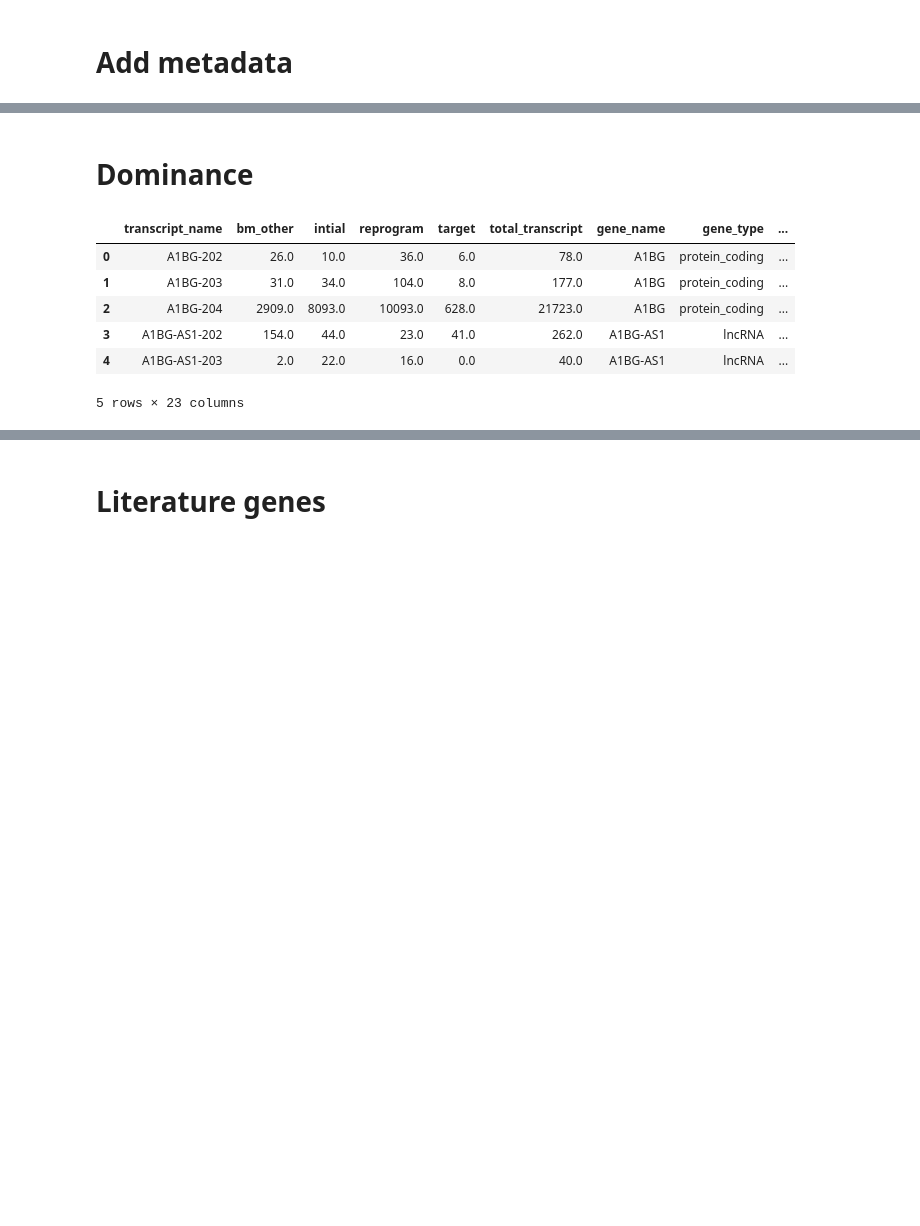
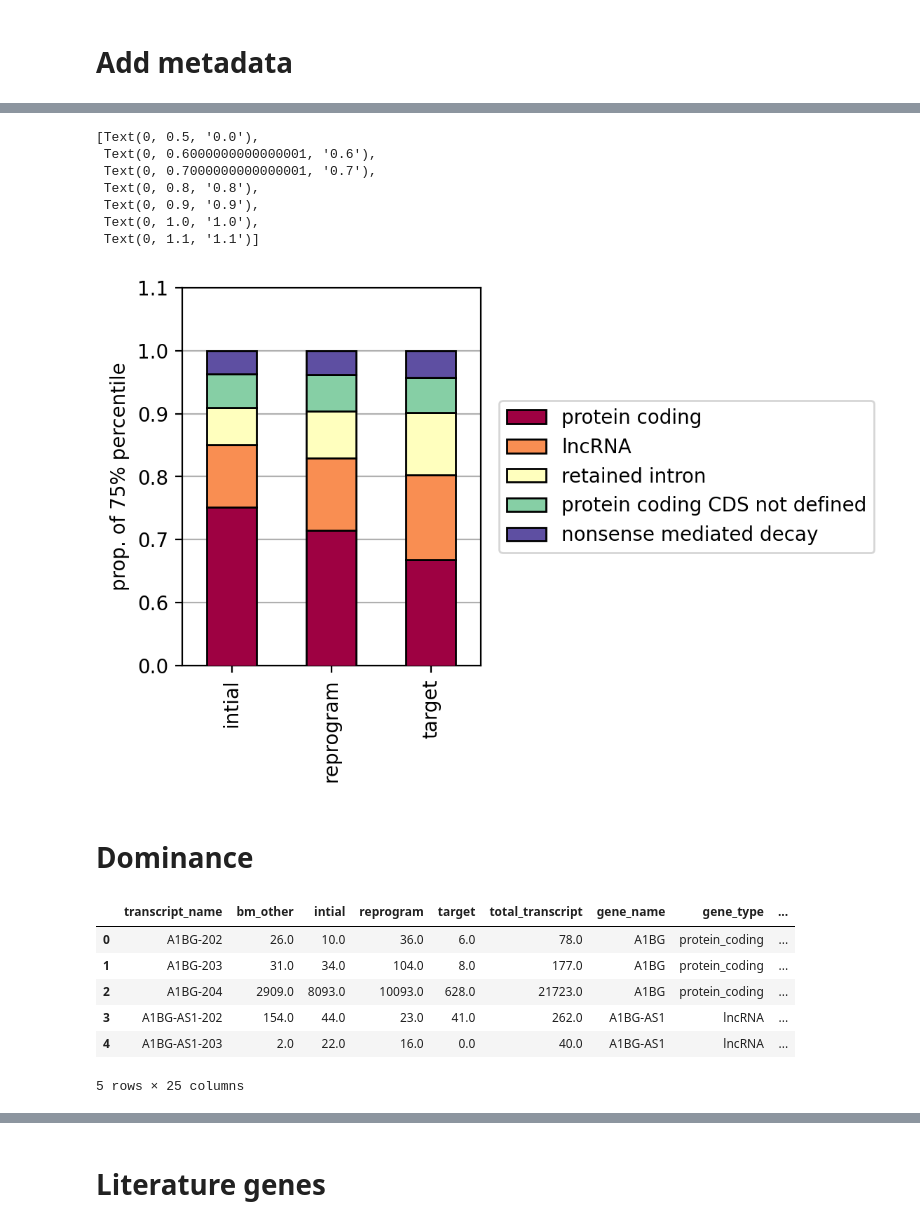
Before and after one commit to CooperStansbury/hematokytos, a Jupyter notebook: notebooks/isoforms/isoform_catalog.ipynb, the cells around one changed output, grey strips where cells are left out. Cells and saved outputs as stored; diff of their text form; code cells hidden in the pictures; blank space fills up the shorter version.

```diff
--- a/notebooks/isoforms/isoform_catalog.ipynb
+++ b/notebooks/isoforms/isoform_catalog.ipynb
@@ -157,6 +169,7 @@ df = df.reset_index()
 df = df.sort_values(by=['gene_name', 'transcript_name'])
 df = df.reset_index(drop=True)
 df['is_tf'] = df['gene_name'].isin(tf_list)
+df['uniprot'] = df['transcript_name'].map(transcript_2_uniprot)
 df.head()
 # %% [output]
 type(adata.X)=<class 'cupyx.scipy.sparse._csr.csr_matrix'>
@@ -174,12 +187,9 @@ Wall time: 187 ms
 %%time
 pdf = df.copy()
 
-# protien-coding isoforms only
-# pdf = pdf[pdf['transcript_type'] == 'protein_coding']
-
 # count the number of isoforms per gene
-pdf['n_isoforms'] = pdf.groupby('gene_name')['transcript_name'].transform('count')
-pdf = pdf[pdf['n_isoforms'] > 1]
+pdf['n_isoforms'] = pdf.groupby('gene_name')['transcript_name'].transform('nunique')
+pdf['n_protiens'] = pdf.groupby('gene_name')['uniprot'].transform('nunique')
 
 # add grouped expression counts
 grouped = pdf.groupby('gene_name')[['bm_other', 'intial', 'reprogram', 'target']].sum()
@@ -208,3 +266,71 @@ Wall time: 29.6 ms
+# %%
+p = 0.75
+cols = ['intial', 'reprogram', 'target']
+
+keep = [
+    'retained_intron',
+    'protein_coding_CDS_not_defined',
+    'lncRNA',
+    'protein_coding',
+    'nonsense_mediated_decay',
+    # 'protein_coding_LoF',
+]
+
+# For each condition column
+proportions = {}
+
+
+for col in cols:
+    # Filter rows above threshold
+    threshold = pdf[col].quantile(p)
+    mask = (pdf[col] > threshold) & (pdf['transcript_type'].isin(keep))
+    filtered = pdf[mask]
+
+    # Count transcript types
+    counts = filtered['transcript_type'].astype(str).value_counts(normalize=True)
+    counts.index = counts.index.map(lambda x: x.replace("_", " "))
+
+    # Store proportions
+    proportions[col] = counts
+
+# Convert to DataFrame
+result = pd.DataFrame(proportions).fillna(0)
+
+plt.rcParams['figure.dpi'] = 200
+plt.rcParams['figure.figsize'] = 2.75, 3.5
+result.T.plot(
+    kind='bar',
+    stacked=True,
+    ec='k',
+    zorder=10,
+    cmap='Spectral',
+)
+
+plt.grid(axis='y', zorder=0)
+sns.move_legend(
+    plt.gca(),
+    loc='center right',
+    title='',
+    bbox_to_anchor=(2.35, 0.5)
+)
+plt.ylabel(f'prop. of {int(p*100)}% percentile')
+plt.ylim([0.5, 1.005])
+
+ax = plt.gca()
+yticks = ax.get_yticks()
+yticklabels = [f"{round(t, 3)}" for t in yticks]
+yticklabels[0] = 0.0    # set lowest label manually
+ax.set_yticks(yticks)
+ax.set_yticklabels(yticklabels)
+# %% [output]
+[Text(0, 0.5, '0.0'),
+ Text(0, 0.6000000000000001, '0.6'),
+ Text(0, 0.7000000000000001, '0.7'),
+ Text(0, 0.8, '0.8'),
+ Text(0, 0.9, '0.9'),
+ Text(0, 1.0, '1.0'),
+ Text(0, 1.1, '1.1')]
+[figure, added]
 # %% [markdown]
 # Dominance
 # %%
@@ -234,4 +360,4 @@ pdf.head()
 | 2 | A1BG-204 | 2909.0 | 8093.0 | 10093.0 | 628.0 | 21723.0 | A1BG | protein_coding | ... |
 | 3 | A1BG-AS1-202 | 154.0 | 44.0 | 23.0 | 41.0 | 262.0 | A1BG-AS1 | lncRNA | ... |
 | 4 | A1BG-AS1-203 | 2.0 | 22.0 | 16.0 | 0.0 | 40.0 | A1BG-AS1 | lncRNA | ... |
-5 rows × 23 columns
+5 rows × 25 columns
```
Also changed, not shown: parts of 35 cells of this notebook, 2 other files.
